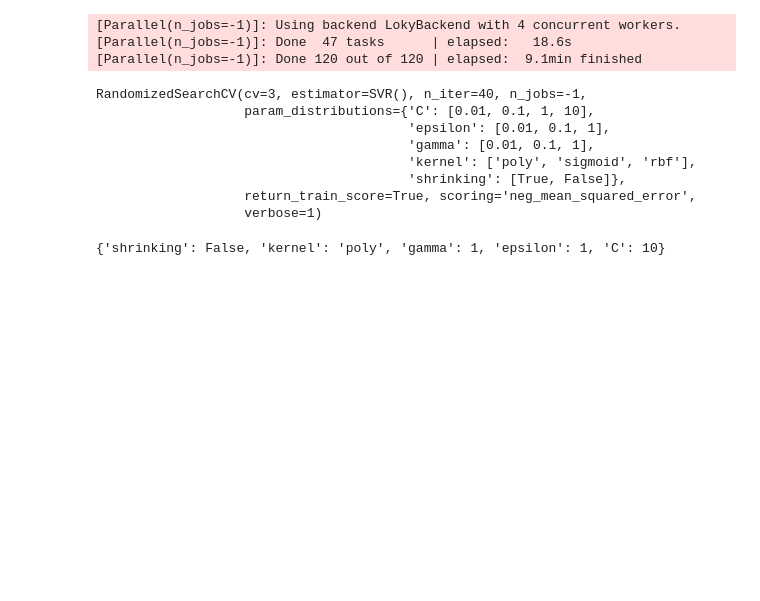
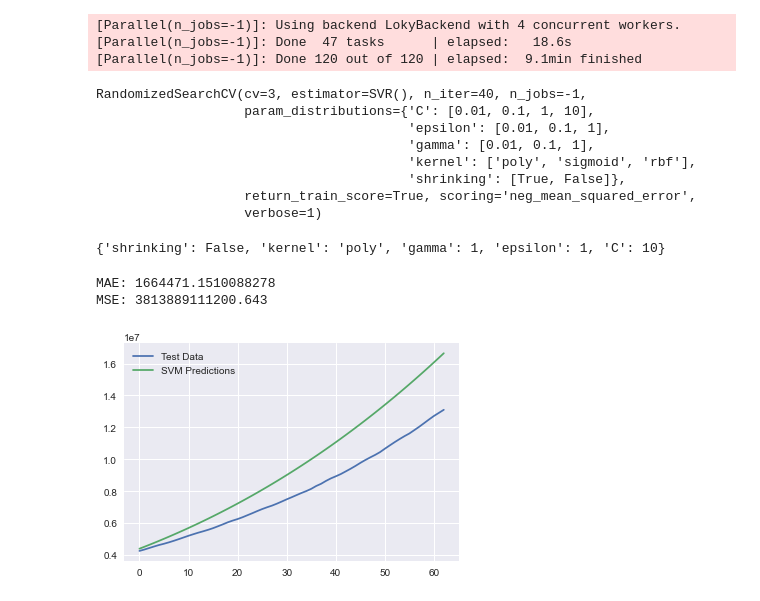
Before and after one commit to prasaddrane/Thesis, a Jupyter notebook: Coronavirus_Predictions_LinerRegression.ipynb, the cells around one changed output. Drawn from its saved outputs; the diff is of its cells as text; code cells hidden in the pictures; blank space fills up the shorter version.

Commit message:
Successfully Implemented SVM Model for Predictions

```diff
--- a/Coronavirus_Predictions_LinerRegression.ipynb
+++ b/Coronavirus_Predictions_LinerRegression.ipynb
@@ -379,6 +379,23 @@ RandomizedSearchCV(cv=3, estimator=SVR(), n_iter=40, n_jobs=-1,
 svm_search.best_params_
 # %% [output]
 {'shrinking': False, 'kernel': 'poly', 'gamma': 1, 'epsilon': 1, 'C': 10}
+# %%
+#Implementing best parameters found in above model
+
+svm_confirmed = svm_search.best_estimator_
+svm_confirmed.fit(X_train_confirmed, y_train_confirmed)
+svm_pred = svm_confirmed.predict(future_forecaste)
+# %%
+svm_test_pred = svm_confirmed.predict(X_test_confirmed)
+plt.plot(y_test_confirmed)
+plt.plot(svm_test_pred)
+plt.legend(['Test Data', 'SVM Predictions'])
+print('MAE:', mean_absolute_error(svm_test_pred, y_test_confirmed))
+print('MSE:',mean_squared_error(svm_test_pred, y_test_confirmed))
+# %% [output]
+MAE: 1664471.1510088278
+MSE: 3813889111200.643
+[figure, added]
 # %%
 # Using Linear regression model to make predictions
 
```
